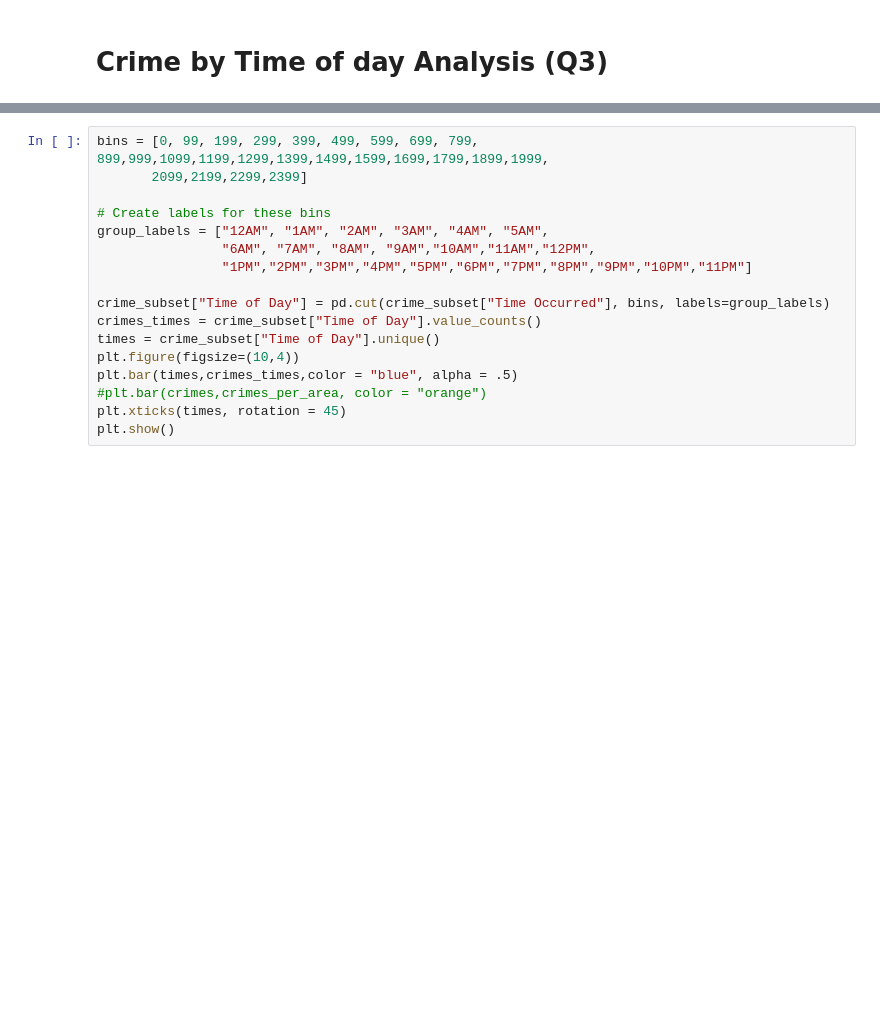
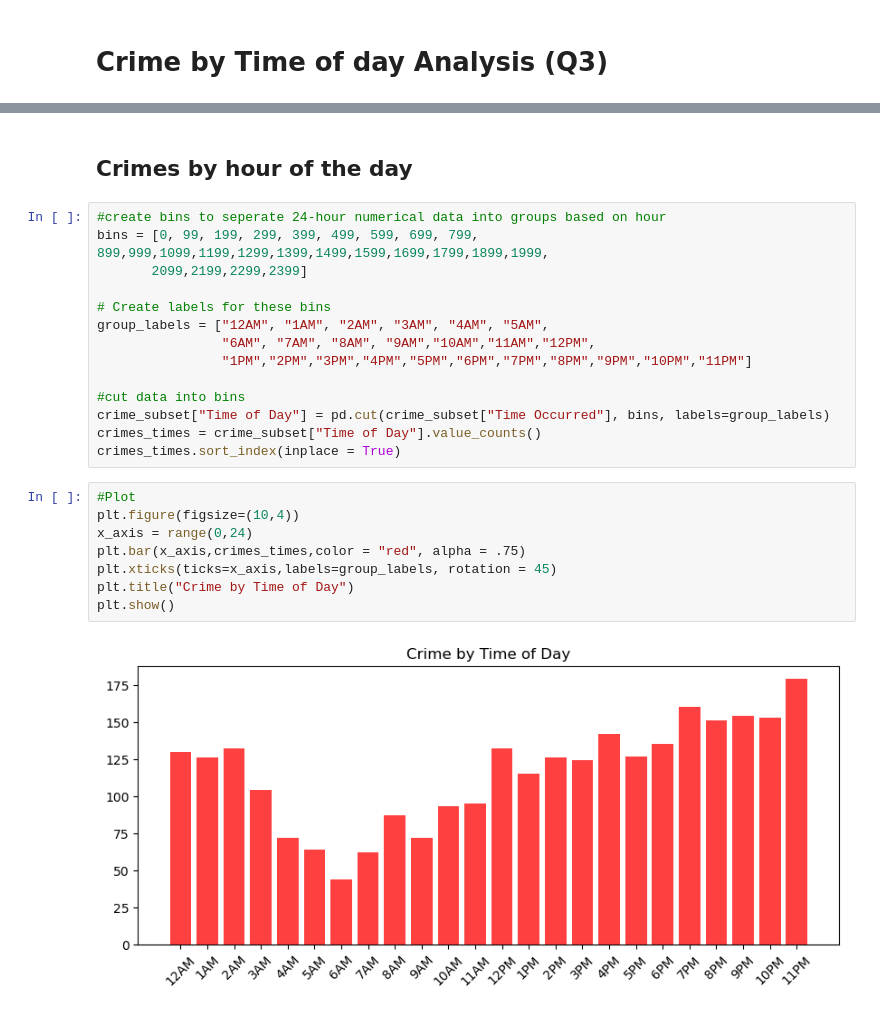
Before and after one commit to csakauye/project-1, a Jupyter notebook: Crime_Time_Analysis.ipynb, the cells around one changed output, grey strips where cells are left out. Cells and saved outputs as stored; diff of their text form; blank space fills up the shorter version.

```diff
--- a/Crime_Time_Analysis.ipynb
+++ b/Crime_Time_Analysis.ipynb
@@ -17,4 +27,7 @@ crime_subset.info()
+# %% [markdown]
+## Crimes by hour of the day
 # %%
+#create bins to seperate 24-hour numerical data into groups based on hour
 bins = [0, 99, 199, 299, 399, 499, 599, 699, 799, 899,999,1099,1199,1299,1399,1499,1599,1699,1799,1899,1999,
        2099,2199,2299,2399]
 
@@ -23,11 +36,17 @@ group_labels = ["12AM", "1AM", "2AM", "3AM", "4AM", "5AM",
                 "6AM", "7AM", "8AM", "9AM","10AM","11AM","12PM",
                 "1PM","2PM","3PM","4PM","5PM","6PM","7PM","8PM","9PM","10PM","11PM"]
 
+#cut data into bins
 crime_subset["Time of Day"] = pd.cut(crime_subset["Time Occurred"], bins, labels=group_labels)
 crimes_times = crime_subset["Time of Day"].value_counts()
-times = crime_subset["Time of Day"].unique()
-plt.figure(figsize=(10,4))
-plt.bar(times,crimes_times,color = "blue", alpha = .5)
-#plt.bar(crimes,crimes_per_area, color = "orange")
-plt.xticks(times, rotation = 45)
-plt.show()
+crimes_times.sort_index(inplace = True)
+# %%
+#Plot
+plt.figure(figsize=(10,4))
+x_axis = range(0,24)
+plt.bar(x_axis,crimes_times,color = "red", alpha = .75)
+plt.xticks(ticks=x_axis,labels=group_labels, rotation = 45)
+plt.title("Crime by Time of Day")
+plt.show()
+# %% [output]
+[figure, added]
```
Also changed, not shown: parts of 14 cells of this notebook, 2 other files.
